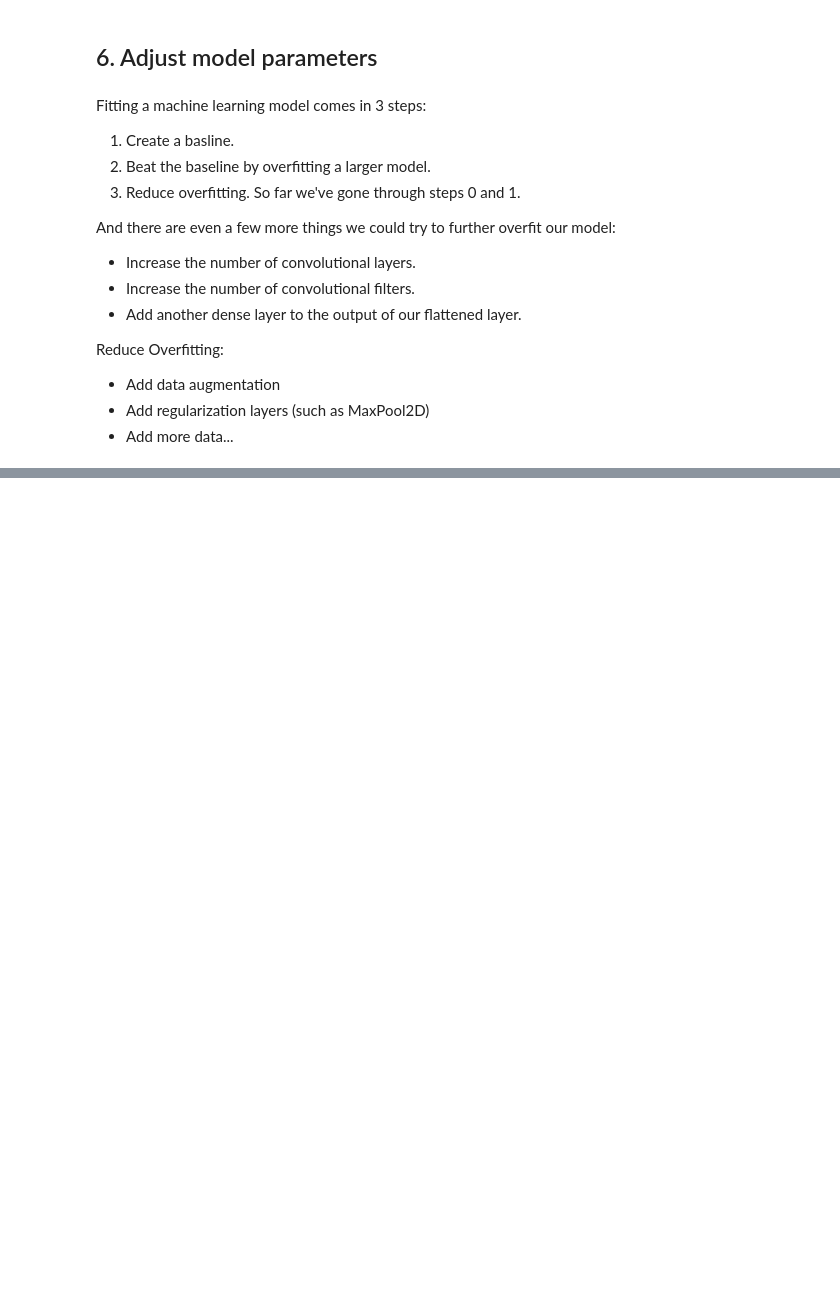
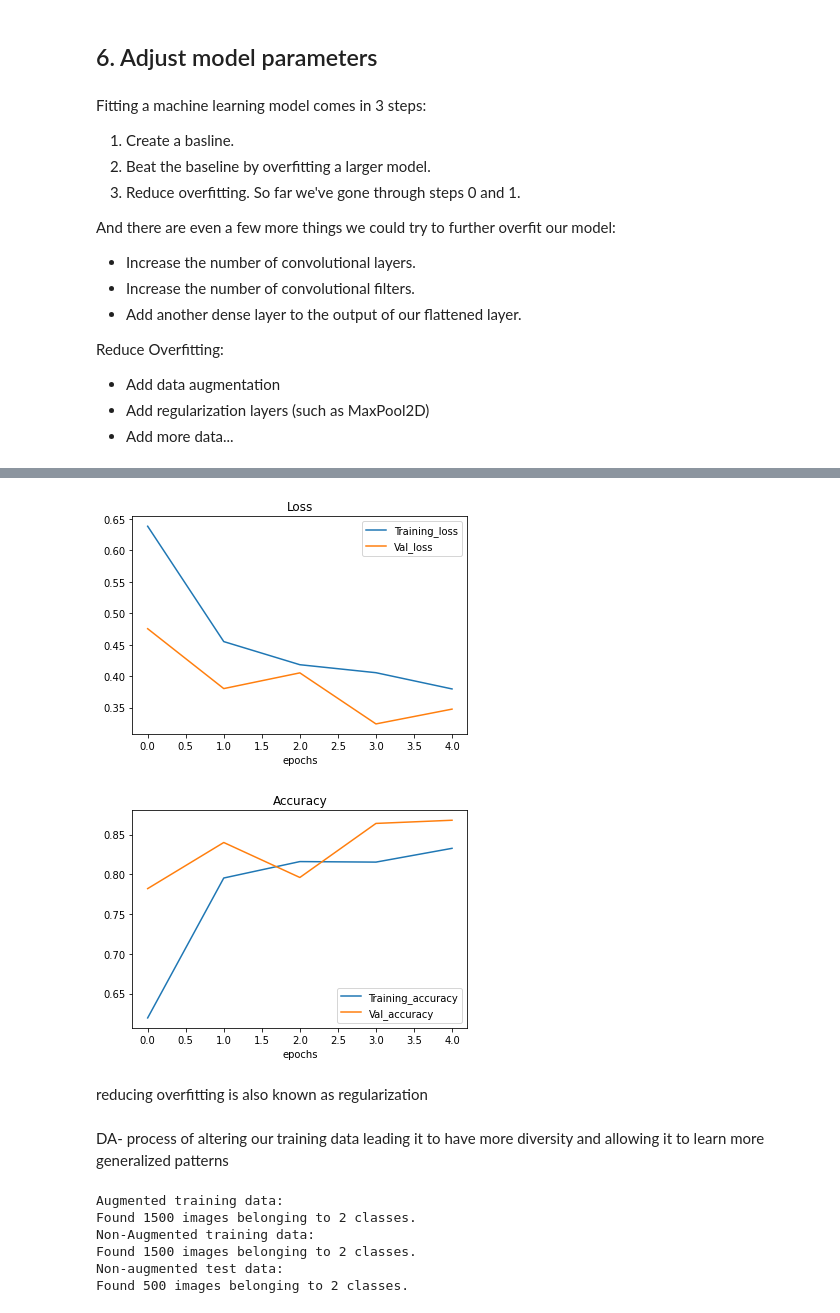
Before and after one commit to Sashank11/learn_tensorflow, a Jupyter notebook: Introduction_to_computer_vision_with_tensorflow.ipynb, the cells around one changed output, grey strips where cells are left out. Saved outputs shown, nothing was run; the diff lists cells and outputs as text; code cells hidden in the pictures; blank space fills up the shorter version.

Commit message:
Data augmentation

```diff
--- a/Introduction_to_computer_vision_with_tensorflow.ipynb
+++ b/Introduction_to_computer_vision_with_tensorflow.ipynb
@@ -664,3 +666,27 @@ Reduce Overfitting:
 * Add data augmentation
 * Add regularization layers (such as MaxPool2D)
 * Add more data...
+# %%
+# Create the model (new baseline with Maxpooling)
+model_5 = Sequential([
+    Conv2D(10,3, activation = "relu", input_shape = (224, 224, 3)),
+    MaxPool2D(pool_size=2),
+    Conv2D(10, 3, activation = "relu"),
+    MaxPool2D(),
+    Conv2D(10, 3, activation = "relu"),
+    MaxPool2D(),
+    Flatten(),
+    Dense(1, activation = "sigmoid")
+])
+# %%
+# compile the model
+model_5.compile(loss = "binary_crossentropy",
+                optimizer = Adam(),
+                metrics = ["accuracy"])
+# %%
+# Fit the model
+history_5 = model_5.fit(train_data,
+                        epochs = 5,
+                        steps_per_epoch = len(train_data),
+                        validation_data = test_data,
+                        validation_steps = len(test_data))
@@ -666,0 +724,9 @@ Reduce Overfitting:
+# %%
+# Plot_loss_curves
+
+plot_loss_curve(history_5)
+# %% [output]
+[figure, added]
+[figure, added]
+# %% [markdown]
+reducing overfitting is also known as regularization
@@ -666,0 +744,31 @@ Reduce Overfitting:
+# %% [markdown]
+DA- process of altering our training data leading it to have more diversity and allowing it to learn more generalized patterns
+# %%
+# Import data and augment it from training directory
+print("Augmented training data:")
+train_data_augmented = train_datagen_augmented.flow_from_directory(train_dir,
+                                                                   target_size= (224,224),
+                                                                   batch_size = 32,
+                                                                   class_mode = "binary",
+                                                                   shuffle = False) # for demonstration purpose only
+print("Non-Augmented training data:")
+# Create non_gumented train data from training dir
+train_data = train_datagen.flow_from_directory(train_dir,
+                                               target_size = (224,224),
+                                               batch_size = 32,
+                                               class_mode = "binary",
+                                               shuffle = False)
+IMG_SIZE = (224,224)
+# Create non-augmented test data batches
+print("Non-augmented test data:")
+test_data = test_datagen.flow_from_directory(test_dir,
+                                             target_size = IMG_SIZE,
+                                             batch_size = 32,
+                                             class_mode = "binary")
+# %% [output]
+Augmented training data:
+Found 1500 images belonging to 2 classes.
+Non-Augmented training data:
+Found 1500 images belonging to 2 classes.
+Non-augmented test data:
+Found 500 images belonging to 2 classes.
```
Also changed, not shown: parts of 18 cells of this notebook.
